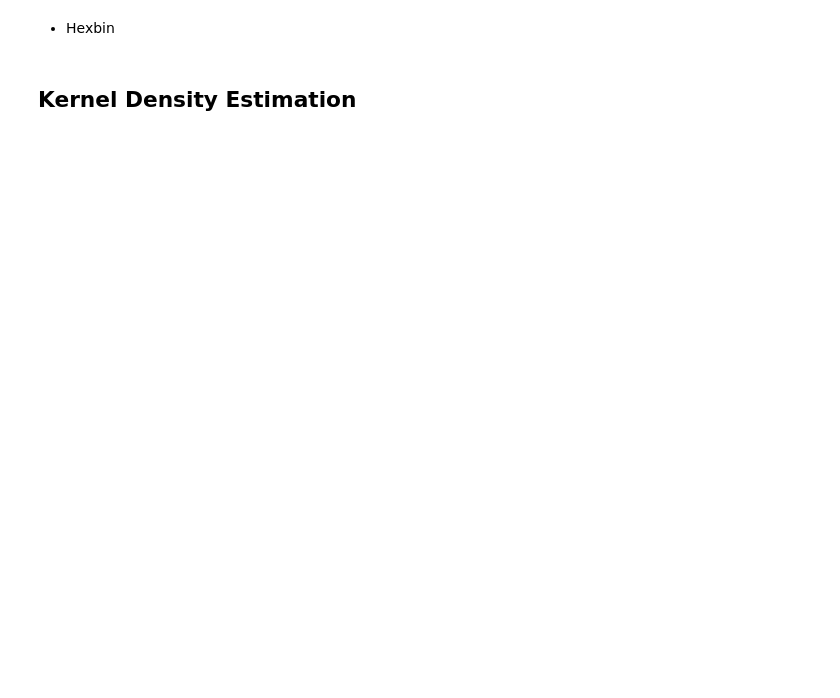
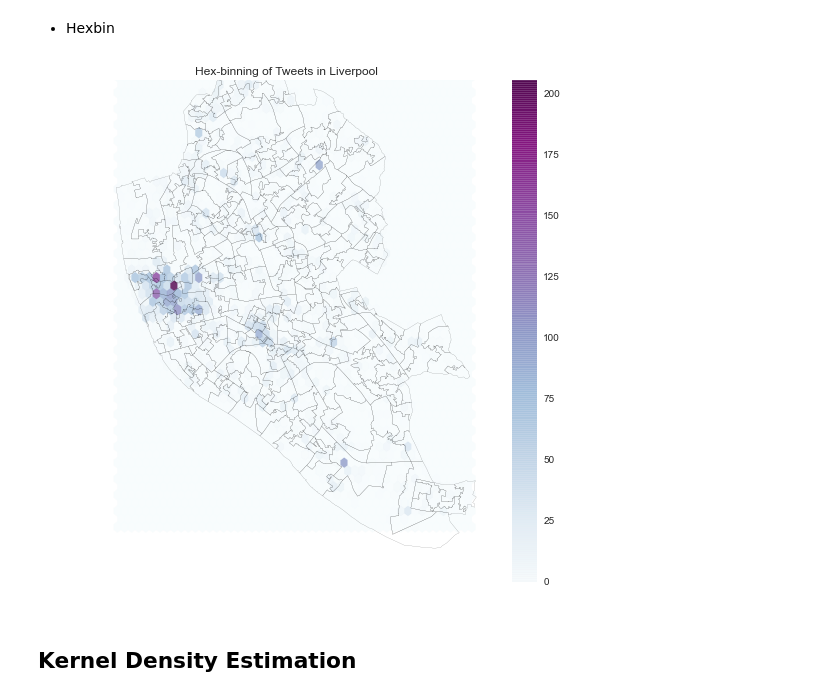
Before and after one commit to darribas/gds15, a Jupyter notebook: content/labs/lab_09.ipynb, the cells around one changed output. Drawn from its saved outputs; the diff is of its cells as text; code cells hidden in the pictures; blank space fills up the shorter version.

```diff
--- a/content/labs/lab_09.ipynb
+++ b/content/labs/lab_09.ipynb
@@ -89,4 +103,16 @@ memory usage: 26.5+ MB
 # %% [markdown]
 * Hexbin
+# %%
+f, ax = plt.subplots(1, figsize=(9, 9))
+for poly in lsoas['geometry']:
+    gpd.plotting.plot_multipolygon(ax, poly, facecolor='white', alpha=0, linewidth=0.1)
+hb = ax.hexbin(tw.X, tw.Y, gridsize=50, alpha=0.8, cmap='BuPu')
+plt.colorbar(hb)
+ax.set_axis_off()
+ax.set_title("Hex-binning of Tweets in Liverpool")
+plt.axis('equal')
+plt.show()
+# %% [output]
+[figure, added]
 # %% [markdown]
 ## Kernel Density Estimation
```
Also changed, not shown: parts of 19 cells of this notebook, 10 other files.
